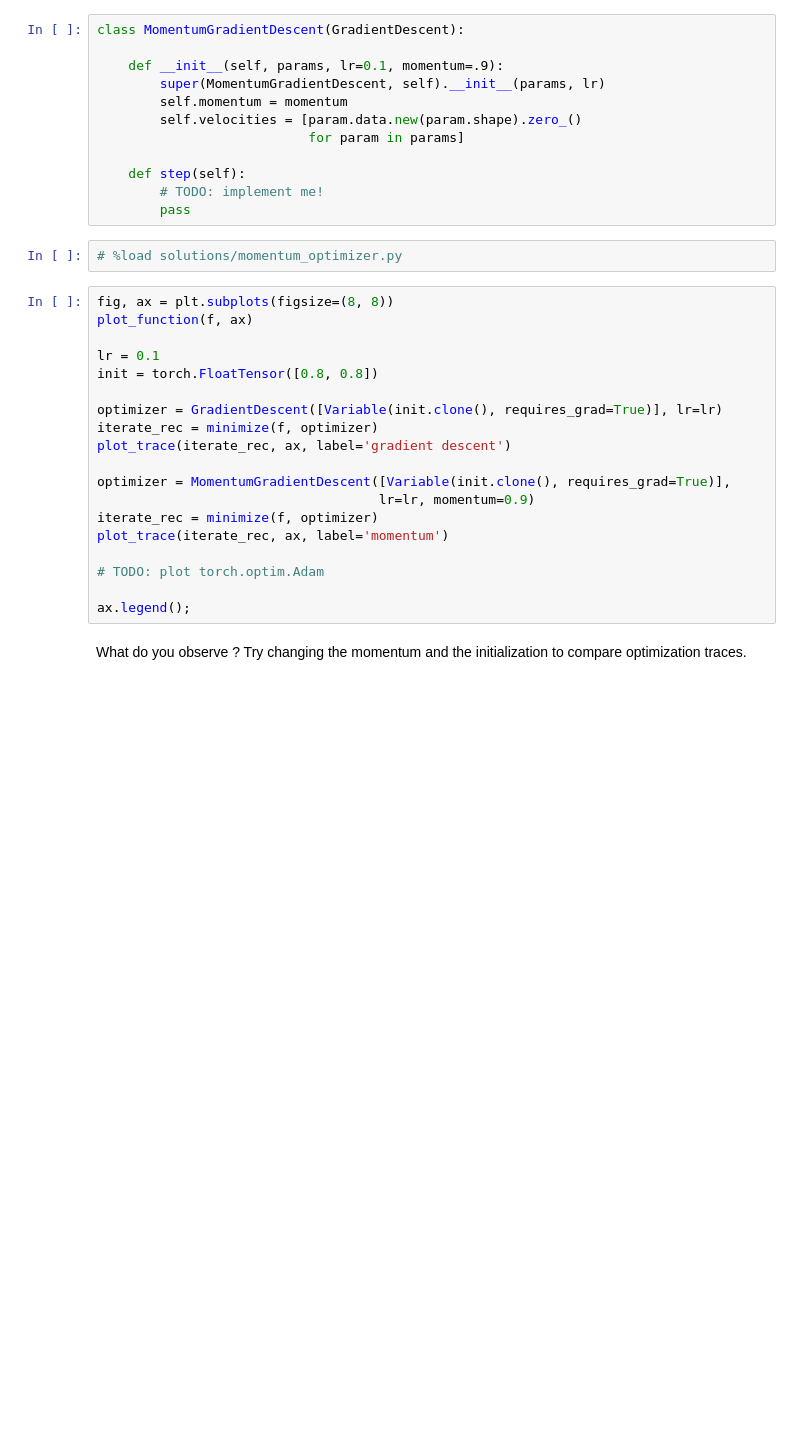
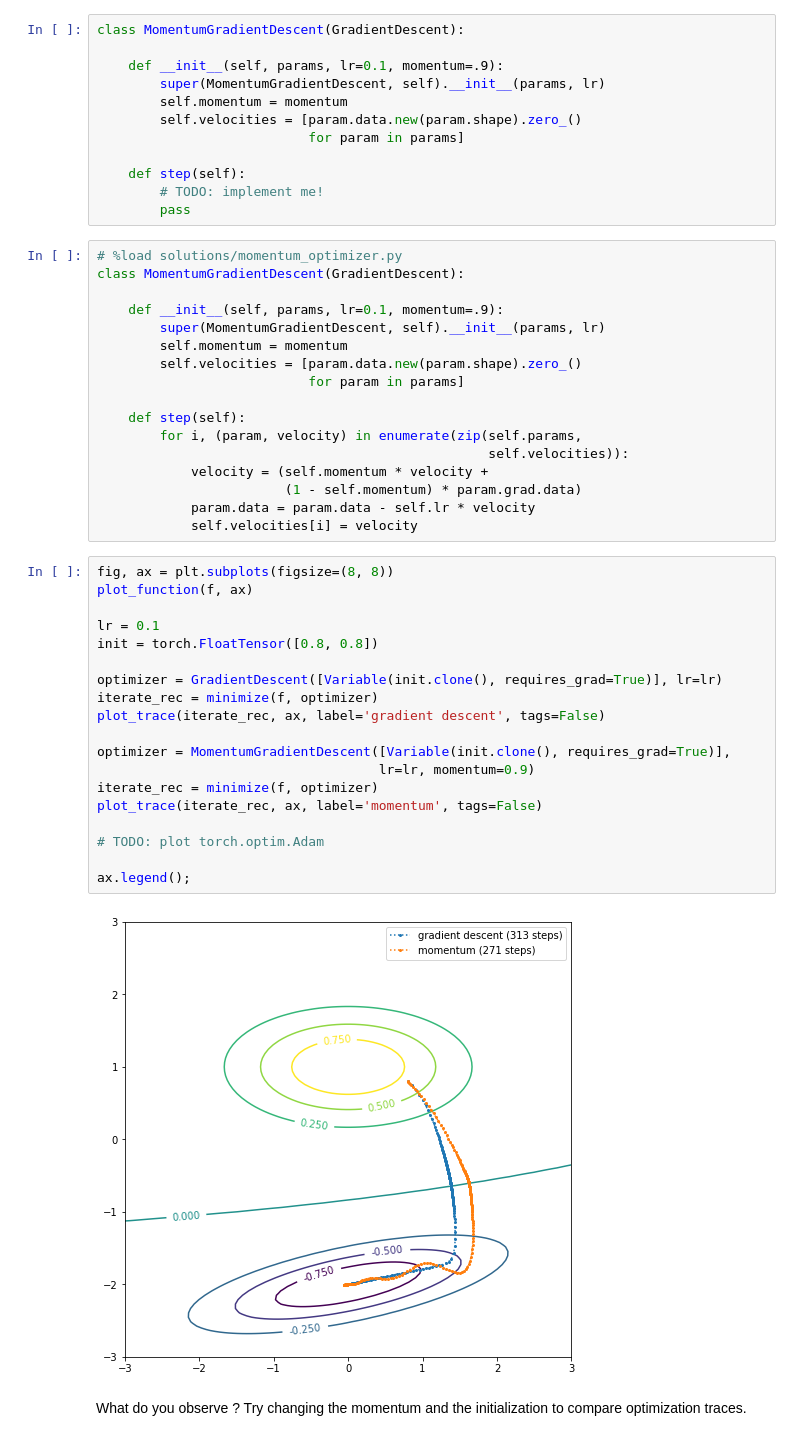
Before and after one commit to m2dsupsdlclass/lectures-labs, a Jupyter notebook: labs/08_frameworks/A_PyTorch_introduction__autograd_in_action.ipynb, the cells around one changed output. Drawn from its saved outputs; the diff is of its cells as text; blank space fills up the shorter version.

```diff
--- a/labs/08_frameworks/A_PyTorch_introduction__autograd_in_action.ipynb
+++ b/labs/08_frameworks/A_PyTorch_introduction__autograd_in_action.ipynb
@@ -382,26 +492,43 @@ class MomentumGradientDescent(GradientDescent):
     def step(self):
         # TODO: implement me!
         pass
-# %%
-# %load solutions/momentum_optimizer.py
+# %%
+# %load solutions/momentum_optimizer.py
+class MomentumGradientDescent(GradientDescent):
+
+    def __init__(self, params, lr=0.1, momentum=.9):
+        super(MomentumGradientDescent, self).__init__(params, lr)
+        self.momentum = momentum
+        self.velocities = [param.data.new(param.shape).zero_()
+                           for param in params]
+
+    def step(self):
+        for i, (param, velocity) in enumerate(zip(self.params,
+                                                  self.velocities)):
+            velocity = (self.momentum * velocity +
+                        (1 - self.momentum) * param.grad.data)
+            param.data = param.data - self.lr * velocity
+            self.velocities[i] = velocity
 # %%
 fig, ax = plt.subplots(figsize=(8, 8))
 plot_function(f, ax)
 
 lr = 0.1
 init = torch.FloatTensor([0.8, 0.8])
 
 optimizer = GradientDescent([Variable(init.clone(), requires_grad=True)], lr=lr)
 iterate_rec = minimize(f, optimizer)
-plot_trace(iterate_rec, ax, label='gradient descent')
+plot_trace(iterate_rec, ax, label='gradient descent', tags=False)
 
 optimizer = MomentumGradientDescent([Variable(init.clone(), requires_grad=True)],
                                     lr=lr, momentum=0.9)
 iterate_rec = minimize(f, optimizer)
-plot_trace(iterate_rec, ax, label='momentum')
+plot_trace(iterate_rec, ax, label='momentum', tags=False)
 
 # TODO: plot torch.optim.Adam
 
 ax.legend();
+# %% [output]
+[figure, added]
 # %% [markdown]
 What do you observe ? Try changing the momentum and the initialization to compare optimization traces.
```
Also changed, not shown: parts of 20 cells of this notebook.
